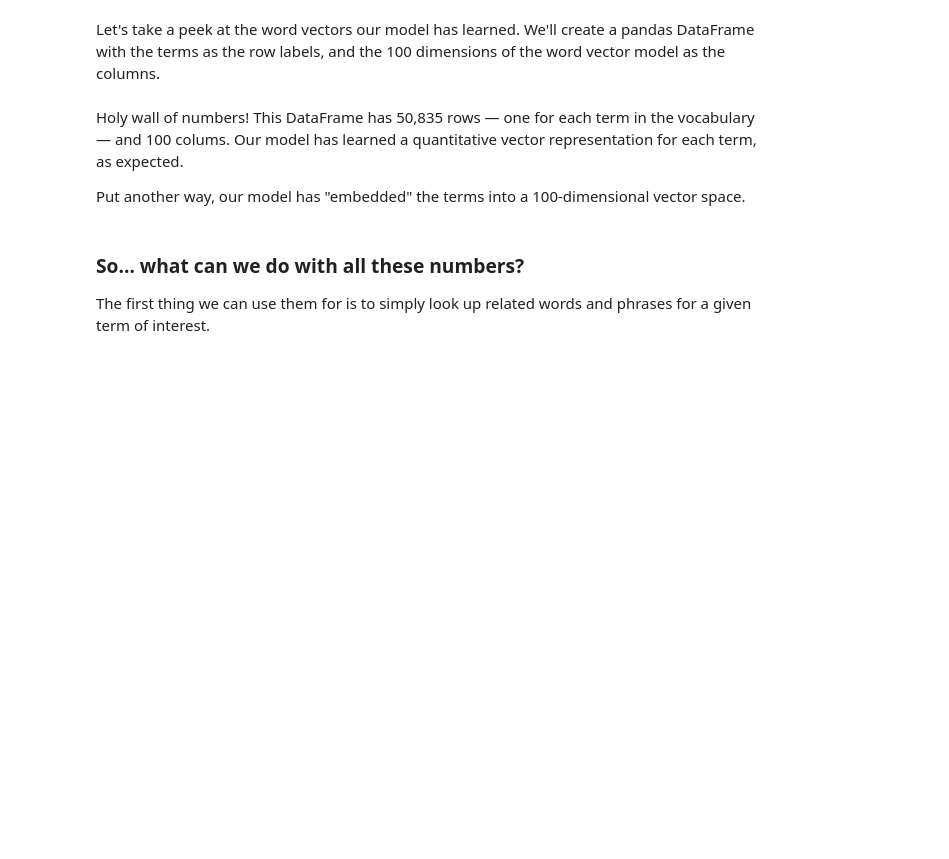
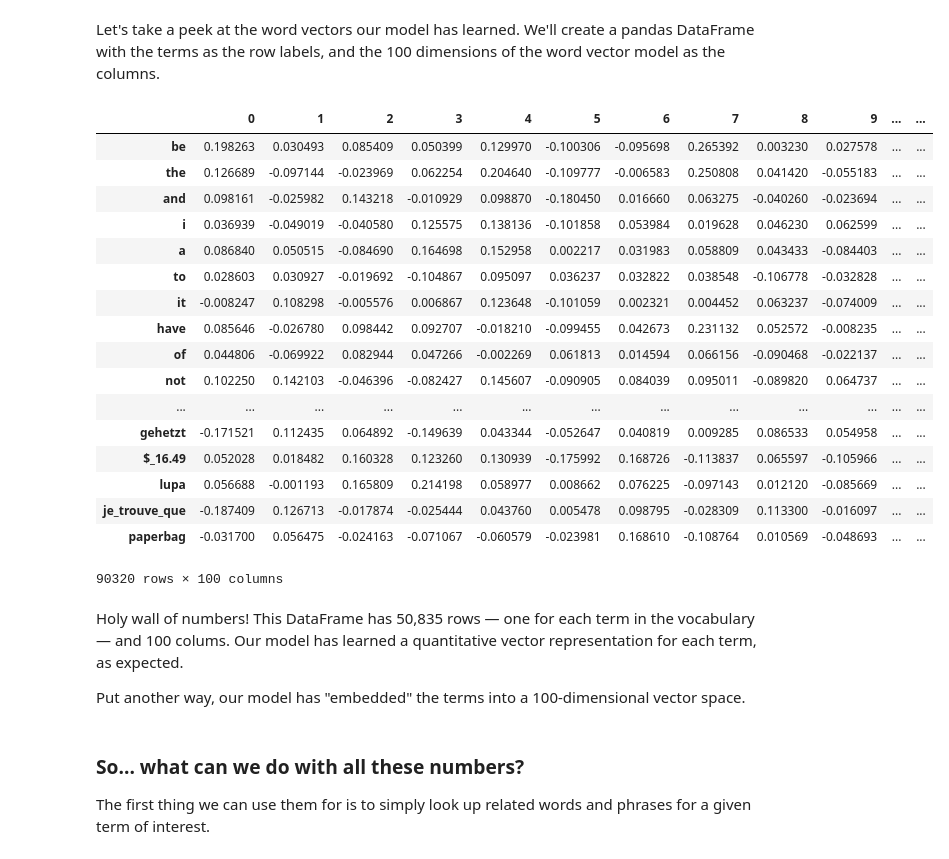
Before and after one commit to fehiepsi/modern-nlp-in-python, a Jupyter notebook: executable/Modern_NLP_in_Python.ipynb, the cells around one changed output. Drawn from its saved outputs; the diff is of its cells as text; code cells hidden in the pictures; blank space fills up the shorter version.

```diff
--- a/executable/Modern_NLP_in_Python.ipynb
+++ b/executable/Modern_NLP_in_Python.ipynb
@@ -1128,21 +1206,41 @@ Let's take a peek at the word vectors our model has learned. We'll create a pand
 # %%
 # build a list of the terms, integer indices,
 # and term counts from the food2vec model vocabulary
 ordered_vocab = [(term, voc.index, voc.count)
-                 for term, voc in food2vec.vocab.iteritems()]
+                 for term, voc in food2vec.vocab.items()]
 
 # sort by the term counts, so the most common terms appear first
-ordered_vocab = sorted(ordered_vocab, key=lambda (term, index, count): -count)
+ordered_vocab = sorted(ordered_vocab, key=lambda term_index_count:
+                       -term_index_count[2])
 
 # unzip the terms, integer indices, and counts into separate lists
 ordered_terms, term_indices, term_counts = zip(*ordered_vocab)
 
 # create a DataFrame with the food2vec vectors as data,
 # and the terms as row labels
 word_vectors = pd.DataFrame(food2vec.syn0norm[term_indices, :],
                             index=ordered_terms)
 
 word_vectors
+# %% [output]
+|  | 0 | 1 | 2 | 3 | 4 | 5 | 6 | 7 | 8 | 9 | ... | ... |
+| be | 0.198263 | 0.030493 | 0.085409 | 0.050399 | 0.129970 | -0.100306 | -0.095698 | 0.265392 | 0.003230 | 0.027578 | ... | ... |
+| the | 0.126689 | -0.097144 | -0.023969 | 0.062254 | 0.204640 | -0.109777 | -0.006583 | 0.250808 | 0.041420 | -0.055183 | ... | ... |
+| and | 0.098161 | -0.025982 | 0.143218 | -0.010929 | 0.098870 | -0.180450 | 0.016660 | 0.063275 | -0.040260 | -0.023694 | ... | ... |
+| i | 0.036939 | -0.049019 | -0.040580 | 0.125575 | 0.138136 | -0.101858 | 0.053984 | 0.019628 | 0.046230 | 0.062599 | ... | ... |
+| a | 0.086840 | 0.050515 | -0.084690 | 0.164698 | 0.152958 | 0.002217 | 0.031983 | 0.058809 | 0.043433 | -0.084403 | ... | ... |
+| to | 0.028603 | 0.030927 | -0.019692 | -0.104867 | 0.095097 | 0.036237 | 0.032822 | 0.038548 | -0.106778 | -0.032828 | ... | ... |
+| it | -0.008247 | 0.108298 | -0.005576 | 0.006867 | 0.123648 | -0.101059 | 0.002321 | 0.004452 | 0.063237 | -0.074009 | ... | ... |
+| have | 0.085646 | -0.026780 | 0.098442 | 0.092707 | -0.018210 | -0.099455 | 0.042673 | 0.231132 | 0.052572 | -0.008235 | ... | ... |
+| of | 0.044806 | -0.069922 | 0.082944 | 0.047266 | -0.002269 | 0.061813 | 0.014594 | 0.066156 | -0.090468 | -0.022137 | ... | ... |
+| not | 0.102250 | 0.142103 | -0.046396 | -0.082427 | 0.145607 | -0.090905 | 0.084039 | 0.095011 | -0.089820 | 0.064737 | ... | ... |
+| ... | ... | ... | ... | ... | ... | ... | ... | ... | ... | ... | ... | ... |
+| gehetzt | -0.171521 | 0.112435 | 0.064892 | -0.149639 | 0.043344 | -0.052647 | 0.040819 | 0.009285 | 0.086533 | 0.054958 | ... | ... |
+| $_16.49 | 0.052028 | 0.018482 | 0.160328 | 0.123260 | 0.130939 | -0.175992 | 0.168726 | -0.113837 | 0.065597 | -0.105966 | ... | ... |
+| lupa | 0.056688 | -0.001193 | 0.165809 | 0.214198 | 0.058977 | 0.008662 | 0.076225 | -0.097143 | 0.012120 | -0.085669 | ... | ... |
+| je_trouve_que | -0.187409 | 0.126713 | -0.017874 | -0.025444 | 0.043760 | 0.005478 | 0.098795 | -0.028309 | 0.113300 | -0.016097 | ... | ... |
+| paperbag | -0.031700 | 0.056475 | -0.024163 | -0.071067 | -0.060579 | -0.023981 | 0.168610 | -0.108764 | 0.010569 | -0.048693 | ... | ... |
+90320 rows × 100 columns
 # %% [markdown]
 Holy wall of numbers! This DataFrame has 50,835 rows &mdash; one for each term in the vocabulary &mdash; and 100 colums. Our model has learned a quantitative vector representation for each term, as expected.
 
```
Also changed, not shown: parts of 32 cells of this notebook.
